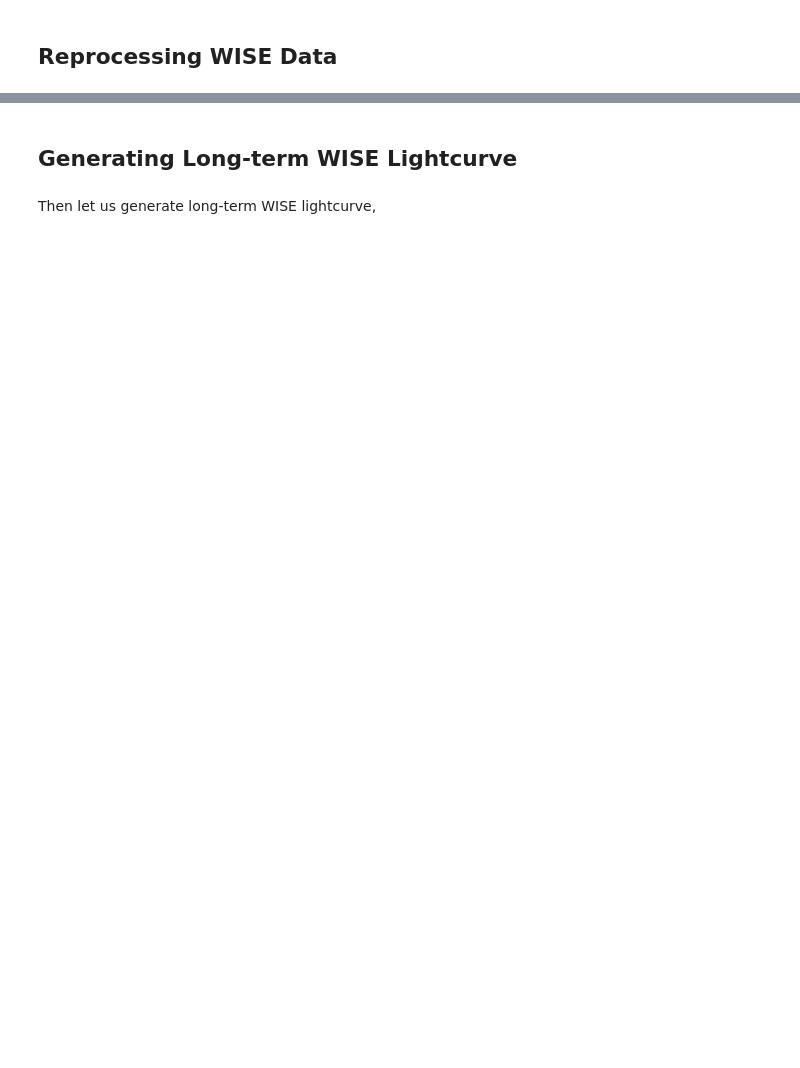
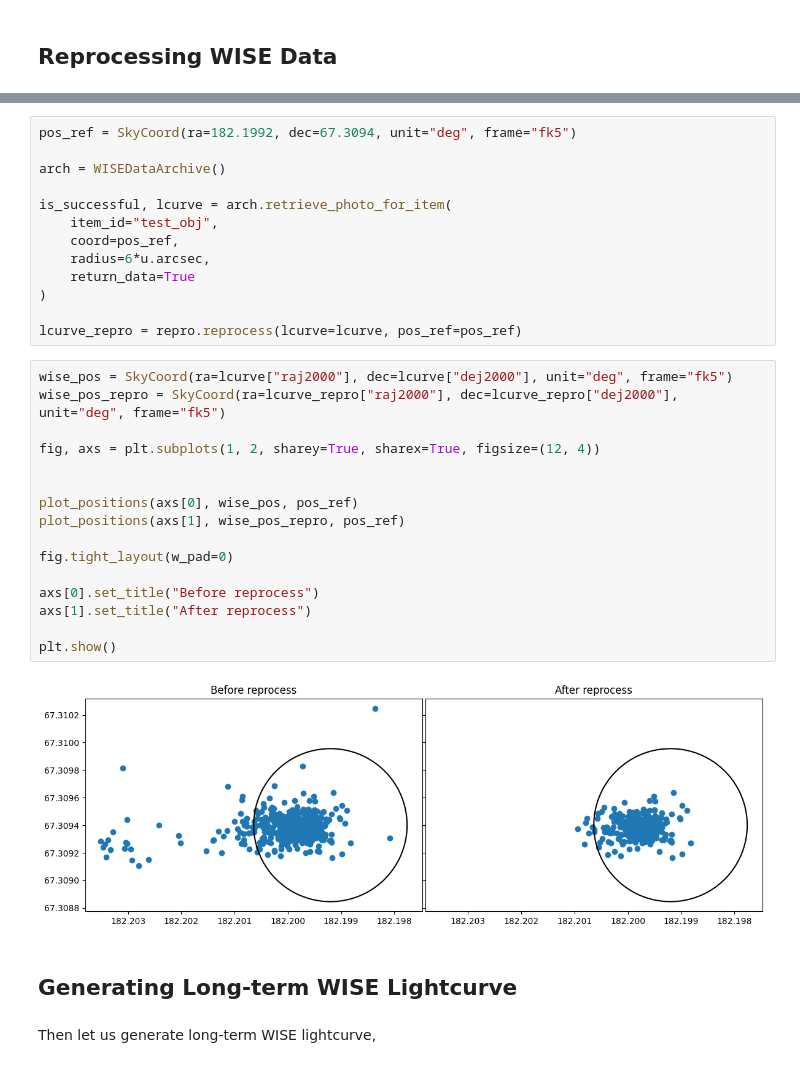
Before and after one commit to AstroJH/easycat, a Jupyter notebook: examples/wise_lightcurve.ipynb, the cells around one changed output, grey strips where cells are left out. Drawn from its saved outputs; the diff is of its cells as text; blank space fills up the shorter version.

```diff
--- a/examples/wise_lightcurve.ipynb
+++ b/examples/wise_lightcurve.ipynb
@@ -46,3 +77,34 @@ plt.show()
+# %%
+pos_ref = SkyCoord(ra=182.1992, dec=67.3094, unit="deg", frame="fk5")
+
+arch = WISEDataArchive()
+
+is_successful, lcurve = arch.retrieve_photo_for_item(
+    item_id="test_obj",
+    coord=pos_ref,
+    radius=6*u.arcsec,
+    return_data=True
+)
+
+lcurve_repro = repro.reprocess(lcurve=lcurve, pos_ref=pos_ref)
+# %%
+wise_pos = SkyCoord(ra=lcurve["raj2000"], dec=lcurve["dej2000"], unit="deg", frame="fk5")
+wise_pos_repro = SkyCoord(ra=lcurve_repro["raj2000"], dec=lcurve_repro["dej2000"], unit="deg", frame="fk5")
+
+fig, axs = plt.subplots(1, 2, sharey=True, sharex=True, figsize=(12, 4))
+
+
+plot_positions(axs[0], wise_pos, pos_ref)
+plot_positions(axs[1], wise_pos_repro, pos_ref)
+
+fig.tight_layout(w_pad=0)
+
+axs[0].set_title("Before reprocess")
+axs[1].set_title("After reprocess")
+
+plt.show()
+# %% [output]
+[figure, added]
 # %% [markdown]
 ## Generating Long-term WISE Lightcurve
 # %% [markdown]
```
Also changed, not shown: parts of 17 cells of this notebook, 13 other files.
